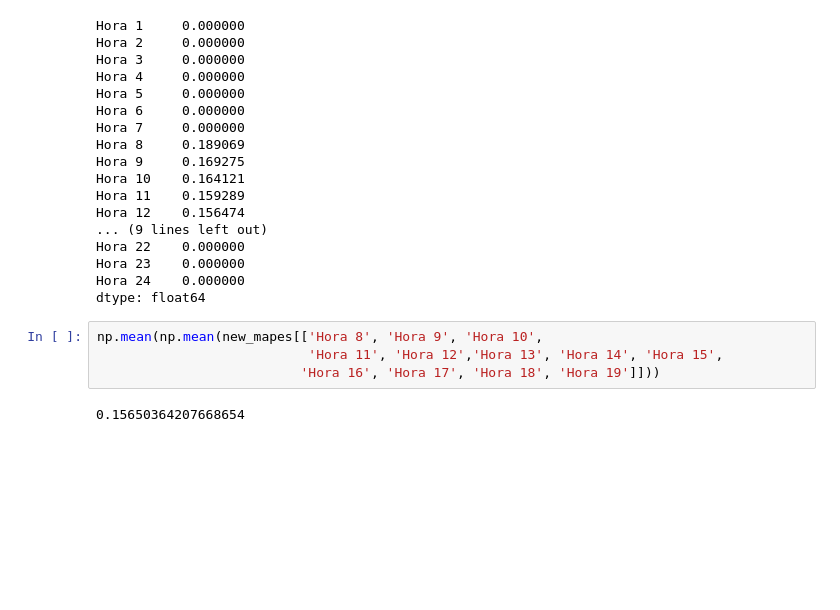
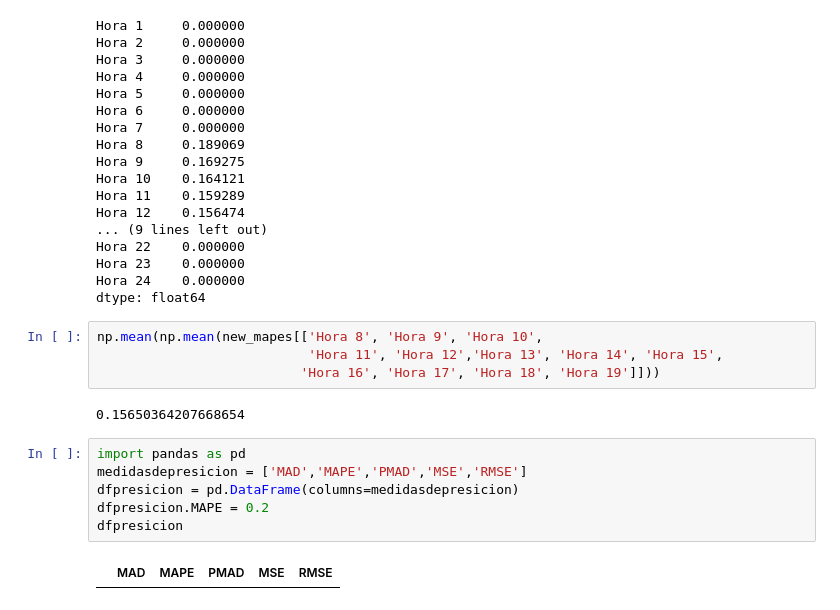
Before and after one commit to oscaralfonso17/Plantas_Intermitentes, a Jupyter notebook: By plants/GICIS306.ipynb, the cells around one changed output. Cells and saved outputs as stored; diff of their text form; blank space fills up the shorter version.

```diff
--- a/By plants/GICIS306.ipynb
+++ b/By plants/GICIS306.ipynb
@@ -428,3 +428,11 @@ np.mean(np.mean(new_mapes[['Hora 8', 'Hora 9', 'Hora 10',
                           'Hora 16', 'Hora 17', 'Hora 18', 'Hora 19']]))
 # %% [output]
 0.15650364207668654
+# %%
+import pandas as pd
+medidasdepresicion = ['MAD','MAPE','PMAD','MSE','RMSE']
+dfpresicion = pd.DataFrame(columns=medidasdepresicion)
+dfpresicion.MAPE = 0.2
+dfpresicion
+# %% [output]
+|  | MAD | MAPE | PMAD | MSE | RMSE |
```
Also changed, not shown: 11 other files.
